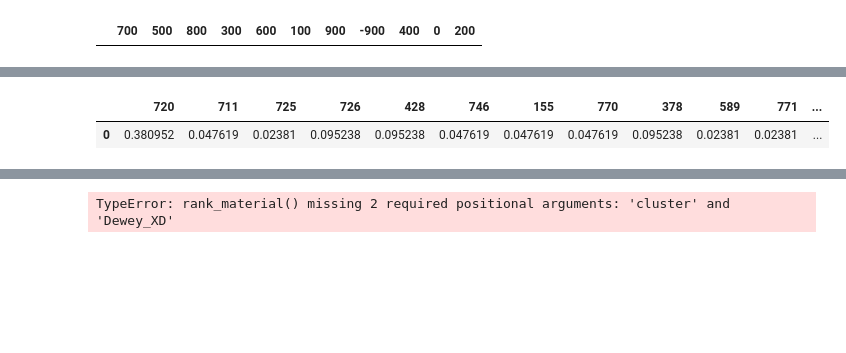
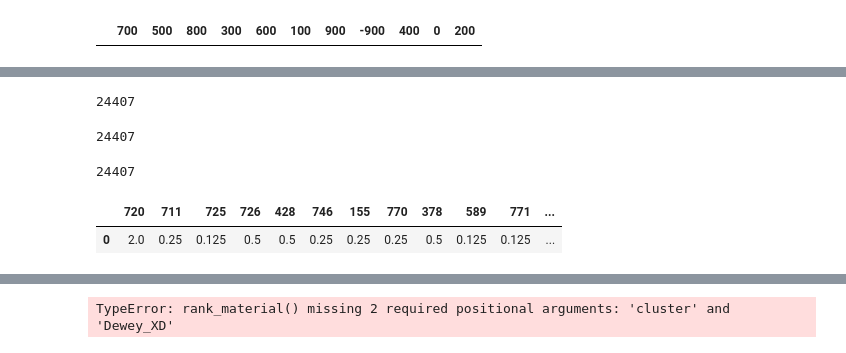
Before and after one commit to Johan-Ortegon-1/uaque, a Jupyter notebook: V2_Clustering_+_Recomendations/Untitled.ipynb, the cells around one changed output, grey strips where cells are left out. Saved outputs shown, nothing was run; the diff lists cells and outputs as text; code cells hidden in the pictures; blank space fills up the shorter version.

```diff
--- a/V2_Clustering_+_Recomendations/Untitled.ipynb
+++ b/V2_Clustering_+_Recomendations/Untitled.ipynb
@@ -8,4 +8,6 @@ from sklearn.preprocessing import MinMaxScaler
 from sklearn.preprocessing import Normalizer
 from sklearn.decomposition import PCA
 # %%
-df = pd.read_json('https://www.dropbox.com/s/r7r92hprnx6pfl3/joinTablas.json?dl=1')
+#importamos la tabla de join
+join = pd.read_json('https://www.dropbox.com/s/i1komhf7u1c4y95/joinTablas.json?dl=1')
+display(df.columns)
@@ -27,5 +23,6 @@ Index(['RowID', 'Fecha', 'IDItem', 'NumeroUbicacion', 'Dewey', 'Ubicacion',
        'Union'],
       dtype='object')
 # %%
-df["Peso"] = df.apply(lambda row: 1/2**(2021-row.Year), axis=1 )
+#Creamos la columna pesos para el dataframe a partir del año en que se realizó el prestamo
+join["Peso"] = join.apply(lambda row: 1/2**(2021-row.Year), axis=1 )
 # %%
@@ -114,17 +119,23 @@ def eliminar_cero(id_usuario, df_pesos):
 # %%
 pesos_norm_id_unidad = normalizar_pesos(pesos_usuarios_unidad)
 display(pesos_norm_id_unidad.shape[0])
+# %% [output]
+24407
 # %%
 pesos_norm_id_decena = normalizar_pesos(pesos_usuarios_decena)
 display(pesos_norm_id_decena.shape[0])
+# %% [output]
+24407
 # %%
 pesos_norm_id_centena = normalizar_pesos(pesos_usuarios_centena)
 display(pesos_norm_id_centena.shape[0])
+# %% [output]
+24407
 # %%
-display(eliminar_cero('c361c772cd0220bb16dcfb2ad803e4903334ab94'))
+display(eliminar_cero('c361c772cd0220bb16dcfb2ad803e4903334ab94',pesos_usuarios_unidad))
 # %% [output]
 |  | 720 | 711 | 725 | 726 | 428 | 746 | 155 | 770 | 378 | 589 | 771 | ... |
-| 0 | 0.380952 | 0.047619 | 0.02381 | 0.095238 | 0.095238 | 0.047619 | 0.047619 | 0.047619 | 0.095238 | 0.02381 | 0.02381 | ... |
+| 0 | 2.0 | 0.25 | 0.125 | 0.5 | 0.5 | 0.25 | 0.25 | 0.25 | 0.5 | 0.125 | 0.125 | ... |
 # %%
 def clustering(df_pesos, treshold, nombre_archivo):
     i = 0
```
Also changed, not shown: parts of 8 cells of this notebook.
